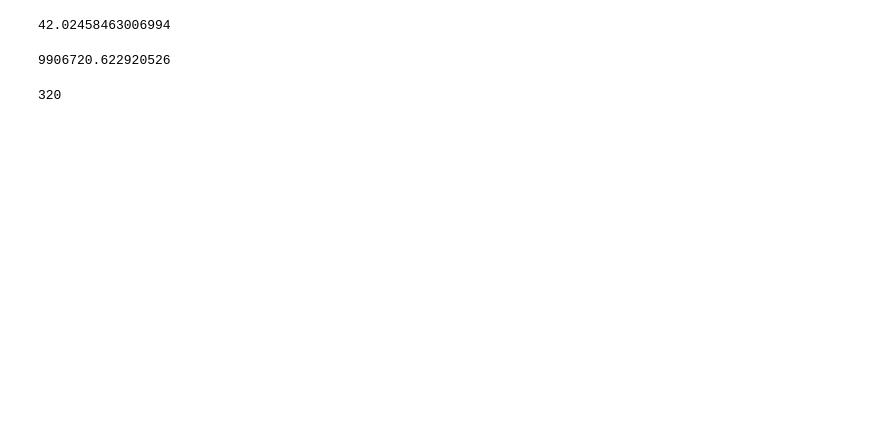
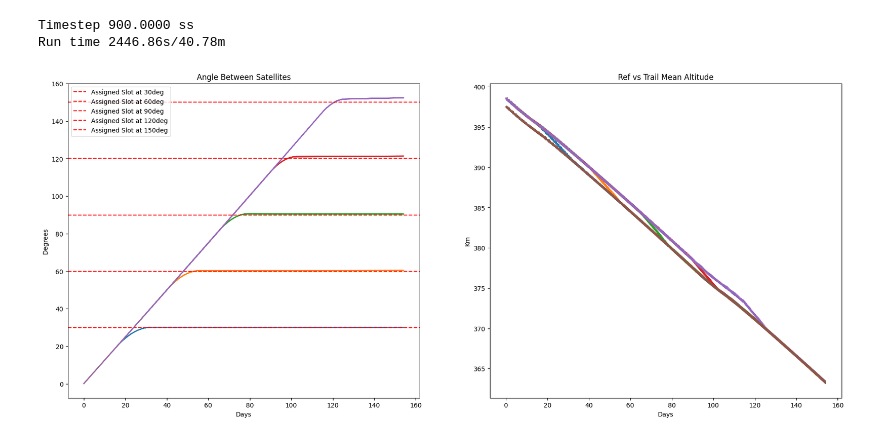
Before and after one commit to regalkuva/gmat_lorenzo, a Jupyter notebook: lorenzos_folder/scripts/differential_drag/multiple_satellites_dd.ipynb, the cells around one changed output. Drawn from its saved outputs; the diff is of its cells as text; code cells hidden in the pictures; blank space fills up the shorter version.

```diff
--- a/lorenzos_folder/scripts/differential_drag/multiple_satellites_dd.ipynb
+++ b/lorenzos_folder/scripts/differential_drag/multiple_satellites_dd.ipynb
@@ -25,8 +25,6 @@ toc = time.time()
 ## Orbit
 h = 400
 #alpha_wait = [0.75,0.9,0.93,0.96,0.95]
-alpha_wait = [1,1,1,1,1]
-alpha_hd = [1,1,1,1,1]
 # alpha_hd = [4.4,4,3.8,3.3,3.1]
 start_date = datetime(2024,1,1,9,0,0)
 ltan = 22.5
@@ -38,19 +36,18 @@ raan = raan_from_ltan(Time(val=datetime.timestamp(start_date), format='unix'),lt
 argp = 1e-6 << u.deg
 nu = 1e-6 << u.deg
 
-assignment = [40, 60, 90, 110, 150]
-delta_a = [1.1, 0.9, 1, 0.8, 1]
+assignment = [30, 60, 90, 120, 150]
+delta_a = [1, 1, 1, 1, 1]
 delta_nu = [-0.1,-0.1,-0.1,-0.1, -0.1]
 
 epoch = Time(val=start_date.isoformat(), format='isot')
 time_step = 900<<u.s
-pred_days = 100
+pred_days = [40, 70, 100, 130, 160]
 
 refsmalist = []
 refsmalist_mean = []
 
 trail_sats = 5
-
 
 trailsmalist = [[] for i in range(trail_sats)]
 trailsmalist_mean = [[] for i in range(trail_sats)]
@@ -93,17 +90,29 @@ for sat in range(trail_sats):
 
     theta_err = (assignment[sat] - argl_difference(reference_orbit, trailing_orbit))%360
 
-    tra_orb_pred = trailing_orbit.propagate(pred_days<<u.day, method=CowellPropagator(rtol=1e-5, f=perturbations_coesa_J2_high))
-    tra_pred_mean = osc2mean(tra_orb_pred.a.value, tra_orb_pred.ecc.value, tra_orb_pred.inc.to_value(u.deg), tra_orb_pred.raan.to_value(u.deg), tra_orb_pred.argp.to_value(u.deg), tra_orb_pred.nu.to_value(u.deg))
-    tra_orb_pred_mean = Orbit.from_classical(Earth, tra_pred_mean[0]<<u.km, tra_pred_mean[1]<<u.one, tra_pred_mean[2]<<u.deg, tra_pred_mean[3]<<u.deg, tra_pred_mean[4]<<u.deg, tra_orb_pred.nu.to(u.deg), tra_orb_pred.epoch)
+    # tra_orb_pred = trailing_orbit.propagate(pred_days<<u.day, method=CowellPropagator(rtol=1e-5, f=perturbations_coesa_J2_high))
+    # tra_pred_mean = osc2mean(tra_orb_pred.a.value, tra_orb_pred.ecc.value, tra_orb_pred.inc.to_value(u.deg), tra_orb_pred.raan.to_value(u.deg), tra_orb_pred.argp.to_value(u.deg), tra_orb_pred.nu.to_value(u.deg))
+    # tra_orb_pred_mean = Orbit.from_classical(Earth, tra_pred_mean[0]<<u.km, tra_pred_mean[1]<<u.one, tra_pred_mean[2]<<u.deg, tra_pred_mean[3]<<u.deg, tra_pred_mean[4]<<u.deg, tra_orb_pred.nu.to(u.deg), tra_orb_pred.epoch)
+    # theta_dot_dot = (tra_orb_pred_mean.n.to(u.deg/u.s) - trail_mean_orbit.n.to(u.deg/u.s)) / ((pred_days*60*60*24)<<u.s)
 
-    theta_dot_dot = (tra_orb_pred_mean.n.to(u.deg/u.s) - trail_mean_orbit.n.to(u.deg/u.s)) / ((pred_days*60*60*24)<<u.s)
+    tra_orb_pred_high = trailing_orbit.propagate(pred_days[sat]<<u.day, method=CowellPropagator(rtol=1e-5, f=perturbations_coesa_J2_high))
+    tra_pred_mean_high = osc2mean(tra_orb_pred_high.a.value, tra_orb_pred_high.ecc.value, tra_orb_pred_high.inc.to_value(u.deg), tra_orb_pred_high.raan.to_value(u.deg), tra_orb_pred_high.argp.to_value(u.deg), tra_orb_pred_high.nu.to_value(u.deg))
+    tra_orb_pred_mean_high = Orbit.from_classical(Earth, tra_pred_mean_high[0]<<u.km, tra_pred_mean_high[1]<<u.one, tra_pred_mean_high[2]<<u.deg, tra_pred_mean_high[3]<<u.deg, tra_pred_mean_high[4]<<u.deg, tra_orb_pred_high.nu.to(u.deg), tra_orb_pred_high.epoch)
+
+    tra_orb_pred_low = trailing_orbit.propagate(pred_days[sat]<<u.day, method=CowellPropagator(rtol=1e-5, f=perturbations_coesa_J2_low))
+    tra_pred_mean_low = osc2mean(tra_orb_pred_low.a.value, tra_orb_pred_low.ecc.value, tra_orb_pred_low.inc.to_value(u.deg), tra_orb_pred_low.raan.to_value(u.deg), tra_orb_pred_low.argp.to_value(u.deg), tra_orb_pred_low.nu.to_value(u.deg))
+    tra_orb_pred_mean_low = Orbit.from_classical(Earth, tra_pred_mean_low[0]<<u.km, tra_pred_mean_low[1]<<u.one, tra_pred_mean_low[2]<<u.deg, tra_pred_mean_low[3]<<u.deg, tra_pred_mean_low[4]<<u.deg, tra_orb_pred_low.nu.to(u.deg), tra_orb_pred_low.epoch)
+
+    theta_dot_dot = (tra_orb_pred_mean_high.n.to(u.deg/u.s) - tra_orb_pred_mean_low.n.to(u.deg/u.s)) / ((pred_days[sat]*60*60*24)<<u.s)
+
+
+
     t_hd = (ref_mean_orbit.n.to(u.deg/u.s) - trail_mean_orbit.n.to(u.deg/u.s)) / theta_dot_dot
     theta_hd = 0.5 * theta_dot_dot * t_hd**2
-    t_wait = ((theta_err - theta_hd.value) / (ref_mean_orbit.n.to_value(u.deg/u.s) - trail_mean_orbit.n.to_value(u.deg/u.s))) - t_hd.value
+    t_wait = ((theta_err - theta_hd.value) / (ref_mean_orbit.n.to_value(u.deg/u.s) - trail_mean_orbit.n.to_value(u.deg/u.s))) #- t_hd.value
 
-    t_wait = t_wait * alpha_wait[sat]
-    t_hd = t_hd * alpha_hd[sat]
+    t_wait = t_wait
+    t_hd = t_hd
 
     num_wait = int(t_wait / time_step.value)
     tofs_wait = TimeDelta(np.linspace(0, t_wait<<u.s, num=num_wait))
@@ -253,6 +262,8 @@ for sat in range(trail_sats):
 
         angle_list[sat].append(argl_difference(ref_from_ephem, trail_from_ephem))
 
+    reference_orbit_list.append(Orbit.from_ephem(Earth, ref_from_ephem, ref_from_ephem.epoch))
+    trailing_orbit_list.append(Orbit.from_ephem(Earth, trail_from_ephem, trail_from_ephem.epoch))
 
 
 elapsed_days = []
@@ -270,42 +281,34 @@ for sat in range(trail_sats):
         trail_mean_altitudes[sat].append(trailsmalist_mean[sat][sma] - Earth.R_mean.to_value(u.km))
 
 
 fig, ax = plt.subplots(1, 2, figsize=(22,9), squeeze=False)
 
 for i in range(trail_sats):
     ax[0,0].plot(elapsed_days,angle_list[i])
     # ax[0,0].plot(elapsedsecs[1],angle_list[1])
     # ax[0,0].plot(elapsedsecs[2],angle_list[2])
     ax[0,0].axhline(assignment[i],linestyle='--',color='red',label = f'Assigned Slot at {assignment[i]}deg')
     # ax[0,0].axhline(assignment[1],linestyle='--',color='red',label = f'Assigned Slot at {assignment[1]}deg')
     # ax[0,0].axhline(assignment[2],linestyle='--',color='red',label = f'Assigned Slot at {assignment[2]}deg')
 ax[0,0].legend(loc = 'upper left')
 ax[0,0].set_title('Angle Between Satellites')
 ax[0,0].set_xlabel('Days')
 ax[0,0].set_ylabel('Degrees')
 
 for i in range(trail_sats):
     ax[0,1].plot(elapsed_days,trail_mean_altitudes[i],label='Trail')
     # ax[0,1].plot(elapsedsecs[1],trail_mean_altitudes[1],label='Trail')
     # ax[0,1].plot(elapsedsecs[2],trail_mean_altitudes[2],label='Trail')
 ax[0,1].plot(elapsed_days,ref_mean_altitudes,label='Ref')
 ax[0,1].set_title('Ref vs Trail Mean Altitude')
 ax[0,1].set_xlabel('Days')
 ax[0,1].set_ylabel('Km')
 
 tic = time.time()
 print(f'Timestep {time_step:.4f}s')
 print(f'Run time {tic-toc:.2f}s/{(tic-toc)/60:.2f}m')
 plt.show()
+# %% [output]
+Timestep 900.0000 ss
+Run time 2446.86s/40.78m
+[figure, added]
-# %%
-angle_list[0][-1]
-# %% [output]
-42.02458463006994
-# %%
-t_wait
-# %% [output]
-9906720.622920526
-# %%
--40%360
-# %% [output]
-320
```
Also changed, not shown: parts of 1 cell of this notebook, 9 other files.
